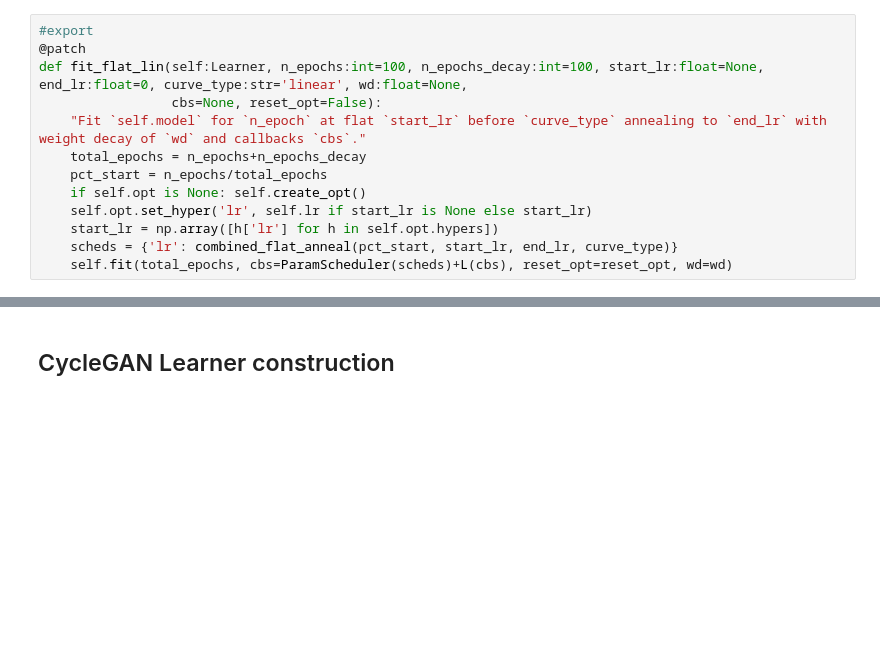
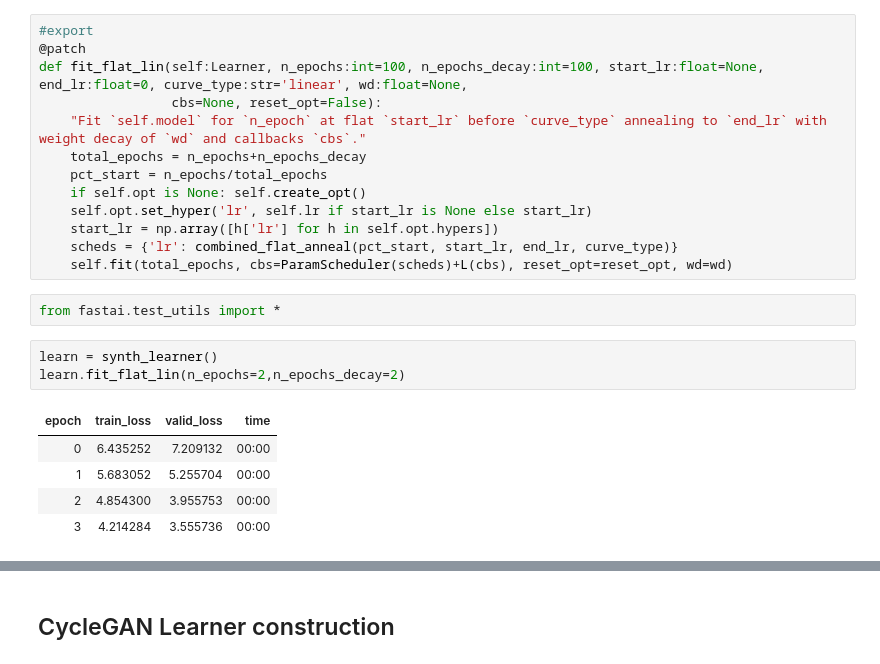
Before and after one commit to tmabraham/UPIT, a Jupyter notebook: nbs/03_train.cyclegan.ipynb, the cells around one changed output, grey strips where cells are left out. Drawn from its saved outputs; the diff is of its cells as text; blank space fills up the shorter version.

```diff
--- a/nbs/03_train.cyclegan.ipynb
+++ b/nbs/03_train.cyclegan.ipynb
@@ -270,3 +290,14 @@ def fit_flat_lin(self:Learner, n_epochs:int=100, n_epochs_decay:int=100, start_l
     start_lr = np.array([h['lr'] for h in self.opt.hypers])
     scheds = {'lr': combined_flat_anneal(pct_start, start_lr, end_lr, curve_type)}
     self.fit(total_epochs, cbs=ParamScheduler(scheds)+L(cbs), reset_opt=reset_opt, wd=wd)
+# %%
+from fastai.test_utils import *
+# %%
+learn = synth_learner()
+learn.fit_flat_lin(n_epochs=2,n_epochs_decay=2)
+# %% [output]
+| epoch | train_loss | valid_loss | time |
+| 0 | 6.435252 | 7.209132 | 00:00 |
+| 1 | 5.683052 | 5.255704 | 00:00 |
+| 2 | 4.854300 | 3.955753 | 00:00 |
+| 3 | 4.214284 | 3.555736 | 00:00 |
```
Also changed, not shown: parts of 6 cells of this notebook, 15 other files.
